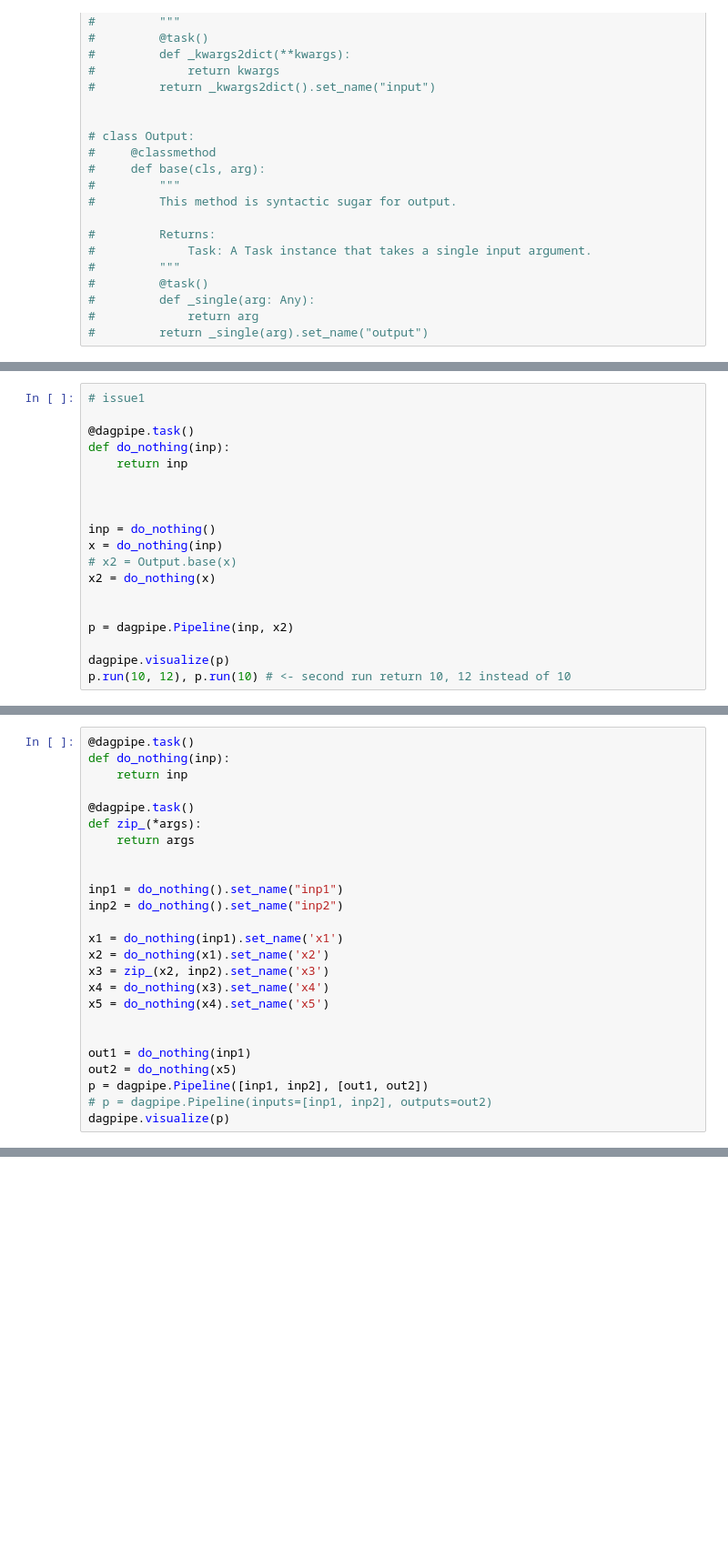
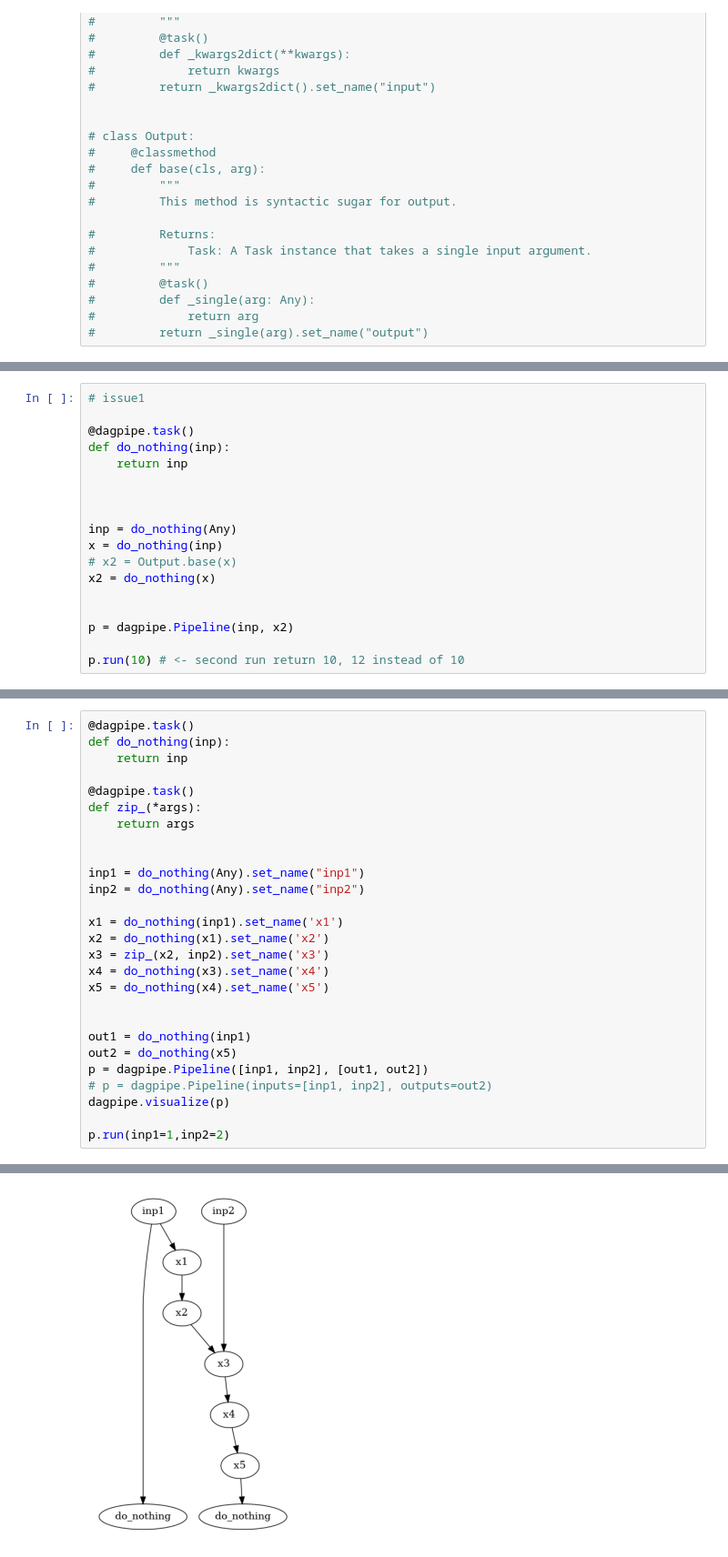
Before and after one commit to WojciechBogobowicz/dagpipe, a Jupyter notebook: notebooks/poc.ipynb, the cells around one changed output, grey strips where cells are left out. Shown at 91% size. Saved outputs shown, nothing was run; the diff lists cells and outputs as text; blank space fills up the shorter version.

```diff
--- a/notebooks/poc.ipynb
+++ b/notebooks/poc.ipynb
@@ -180,7 +248,7 @@ def do_nothing(inp):
 
 
 
-inp = do_nothing()
+inp = do_nothing(Any)
 x = do_nothing(inp)
 # x2 = Output.base(x)
 x2 = do_nothing(x)
@@ -188,5 +256,4 @@ x2 = do_nothing(x)
 
 p = dagpipe.Pipeline(inp, x2)
 
-dagpipe.visualize(p)
-p.run(10, 12), p.run(10) # <- second run return 10, 12 instead of 10
+p.run(10) # <- second run return 10, 12 instead of 10
@@ -208,8 +269,8 @@ def zip_(*args):
     return args
 
 
-inp1 = do_nothing().set_name("inp1")
-inp2 = do_nothing().set_name("inp2")
+inp1 = do_nothing(Any).set_name("inp1")
+inp2 = do_nothing(Any).set_name("inp2")
 
 x1 = do_nothing(inp1).set_name('x1')
 x2 = do_nothing(x1).set_name('x2')
@@ -223,3 +284,6 @@ out2 = do_nothing(x5)
 p = dagpipe.Pipeline([inp1, inp2], [out1, out2])
 # p = dagpipe.Pipeline(inputs=[inp1, inp2], outputs=out2)
 dagpipe.visualize(p)
+
+p.run(inp1=1,inp2=2)
+# %% [output]
@@ -226,3 +291,4 @@ dagpipe.visualize(p)
+[figure, added]
 # %%
 # issue2
 
```
Also changed, not shown: parts of 16 cells of this notebook, 10 other files.
